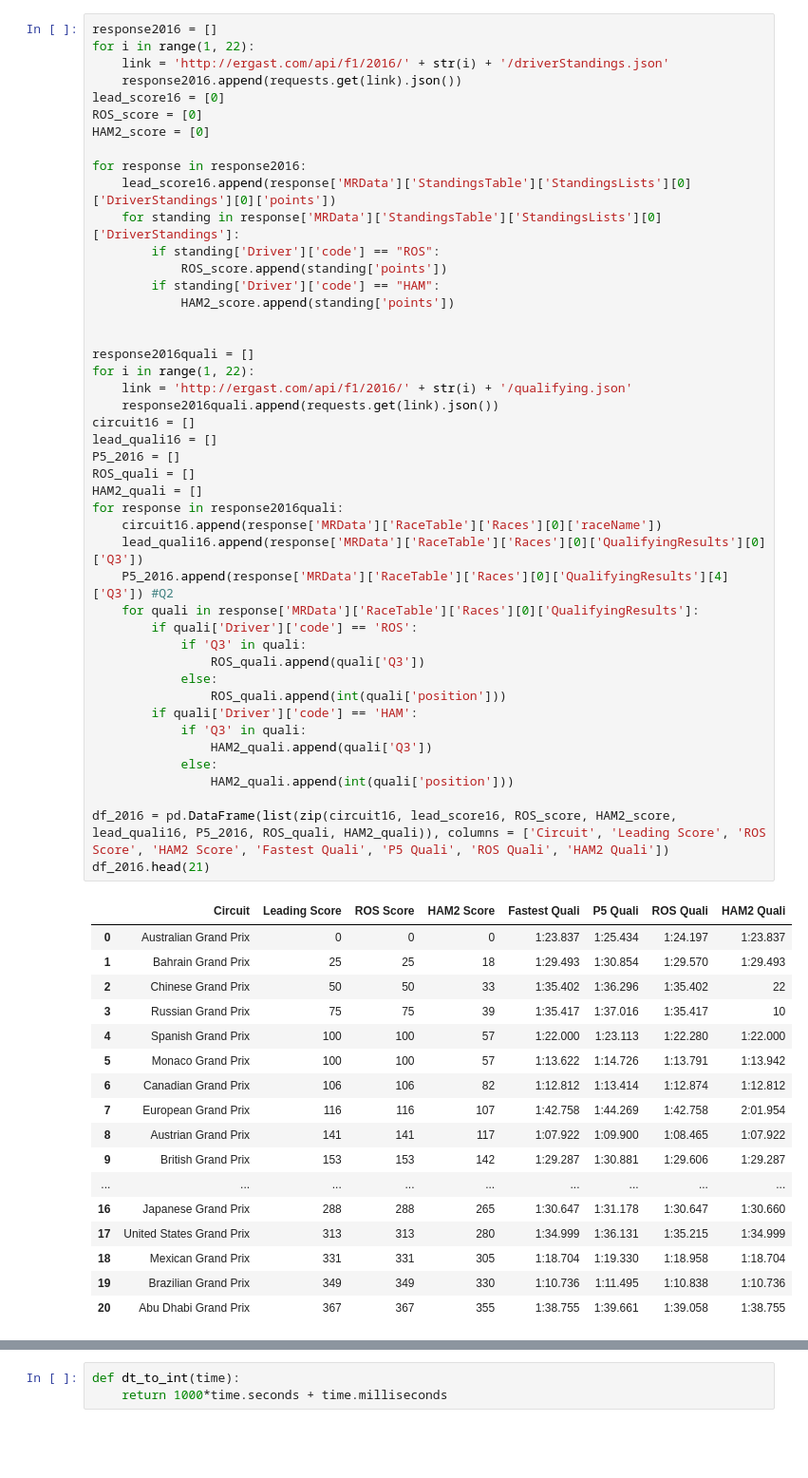
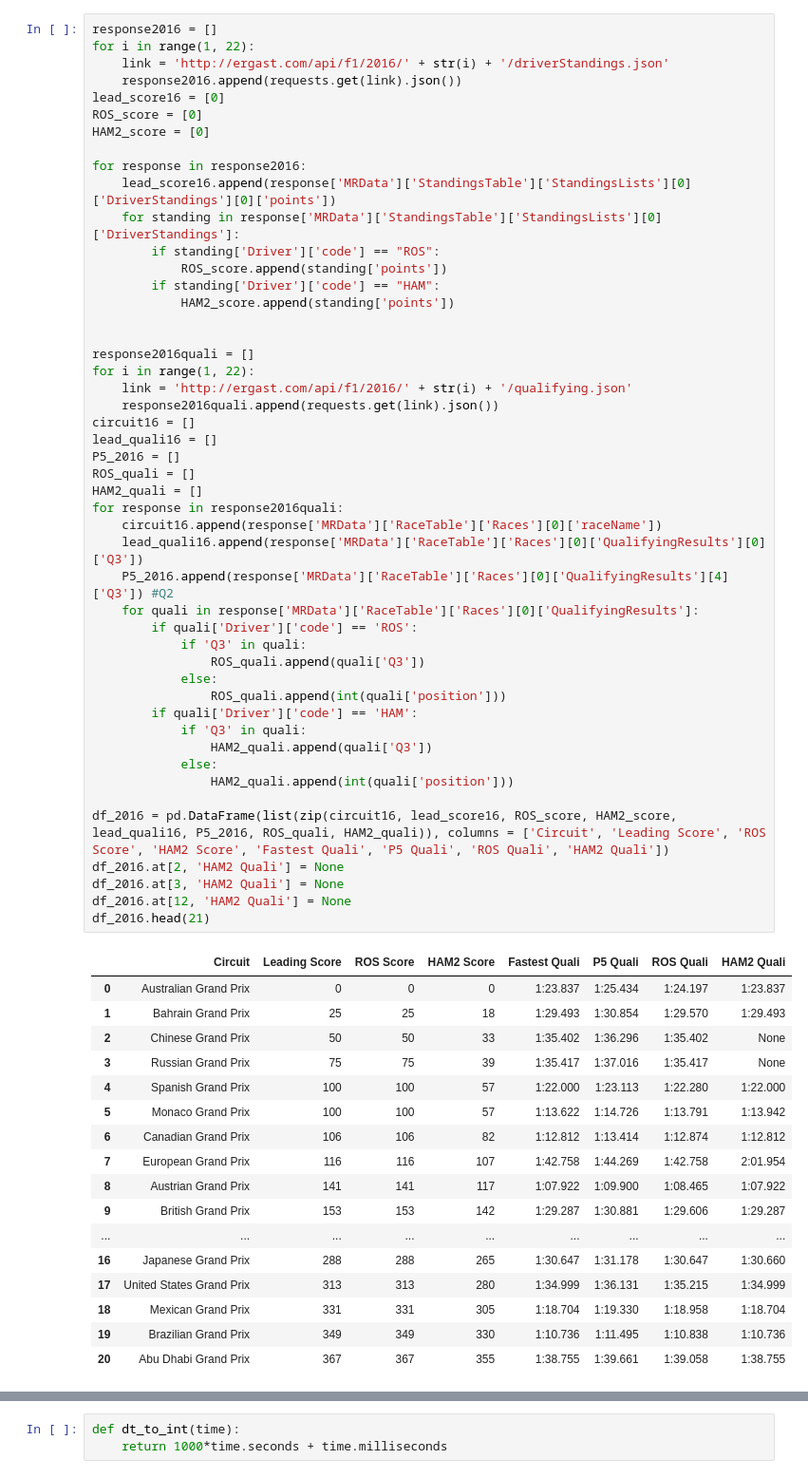
Before and after one commit to lejaja9/pandas-2, a Jupyter notebook: Mind_the_Gap/mind_the_gap.ipynb, the cells around one changed output, grey strips where cells are left out. Shown at 95% size. Saved outputs shown, nothing was run; the diff lists cells and outputs as text; blank space fills up the shorter version.

```diff
--- a/Mind_the_Gap/mind_the_gap.ipynb
+++ b/Mind_the_Gap/mind_the_gap.ipynb
@@ -155,35 +168,38 @@ response2016quali = []
 for i in range(1, 22):
     link = 'http://ergast.com/api/f1/2016/' + str(i) + '/qualifying.json'
     response2016quali.append(requests.get(link).json())
 circuit16 = []
 lead_quali16 = []
 P5_2016 = []
 ROS_quali = []
 HAM2_quali = []
 for response in response2016quali:
     circuit16.append(response['MRData']['RaceTable']['Races'][0]['raceName'])
     lead_quali16.append(response['MRData']['RaceTable']['Races'][0]['QualifyingResults'][0]['Q3'])
     P5_2016.append(response['MRData']['RaceTable']['Races'][0]['QualifyingResults'][4]['Q3']) #Q2
     for quali in response['MRData']['RaceTable']['Races'][0]['QualifyingResults']:
         if quali['Driver']['code'] == 'ROS':
             if 'Q3' in quali:
                 ROS_quali.append(quali['Q3'])
             else:
                 ROS_quali.append(int(quali['position']))
         if quali['Driver']['code'] == 'HAM':
             if 'Q3' in quali:
                 HAM2_quali.append(quali['Q3'])
             else:
                 HAM2_quali.append(int(quali['position']))
 
 df_2016 = pd.DataFrame(list(zip(circuit16, lead_score16, ROS_score, HAM2_score, lead_quali16, P5_2016, ROS_quali, HAM2_quali)), columns = ['Circuit', 'Leading Score', 'ROS Score', 'HAM2 Score', 'Fastest Quali', 'P5 Quali', 'ROS Quali', 'HAM2 Quali'])
+df_2016.at[2, 'HAM2 Quali'] = None
+df_2016.at[3, 'HAM2 Quali'] = None
+df_2016.at[12, 'HAM2 Quali'] = None
 df_2016.head(21)
 # %% [output]
 |  | Circuit | Leading Score | ROS Score | HAM2 Score | Fastest Quali | P5 Quali | ROS Quali | HAM2 Quali |
 | 0 | Australian Grand Prix | 0 | 0 | 0 | 1:23.837 | 1:25.434 | 1:24.197 | 1:23.837 |
 | 1 | Bahrain Grand Prix | 25 | 25 | 18 | 1:29.493 | 1:30.854 | 1:29.570 | 1:29.493 |
-| 2 | Chinese Grand Prix | 50 | 50 | 33 | 1:35.402 | 1:36.296 | 1:35.402 | 22 |
-| 3 | Russian Grand Prix | 75 | 75 | 39 | 1:35.417 | 1:37.016 | 1:35.417 | 10 |
+| 2 | Chinese Grand Prix | 50 | 50 | 33 | 1:35.402 | 1:36.296 | 1:35.402 | None |
+| 3 | Russian Grand Prix | 75 | 75 | 39 | 1:35.417 | 1:37.016 | 1:35.417 | None |
 | 4 | Spanish Grand Prix | 100 | 100 | 57 | 1:22.000 | 1:23.113 | 1:22.280 | 1:22.000 |
 | 5 | Monaco Grand Prix | 100 | 100 | 57 | 1:13.622 | 1:14.726 | 1:13.791 | 1:13.942 |
 | 6 | Canadian Grand Prix | 106 | 106 | 82 | 1:12.812 | 1:13.414 | 1:12.874 | 1:12.812 |
```
Also changed, not shown: parts of 10 cells of this notebook.
